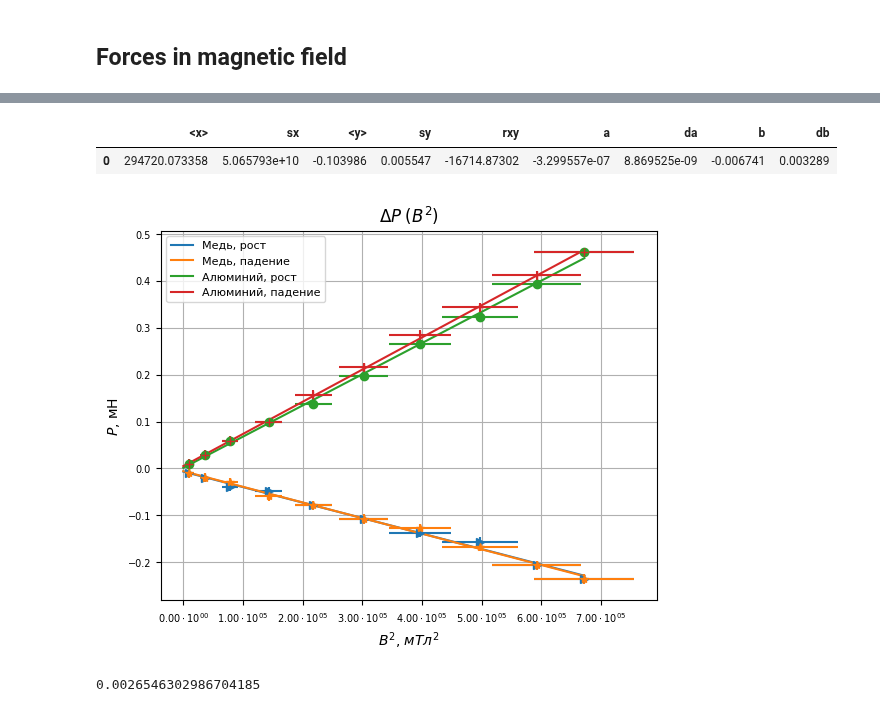
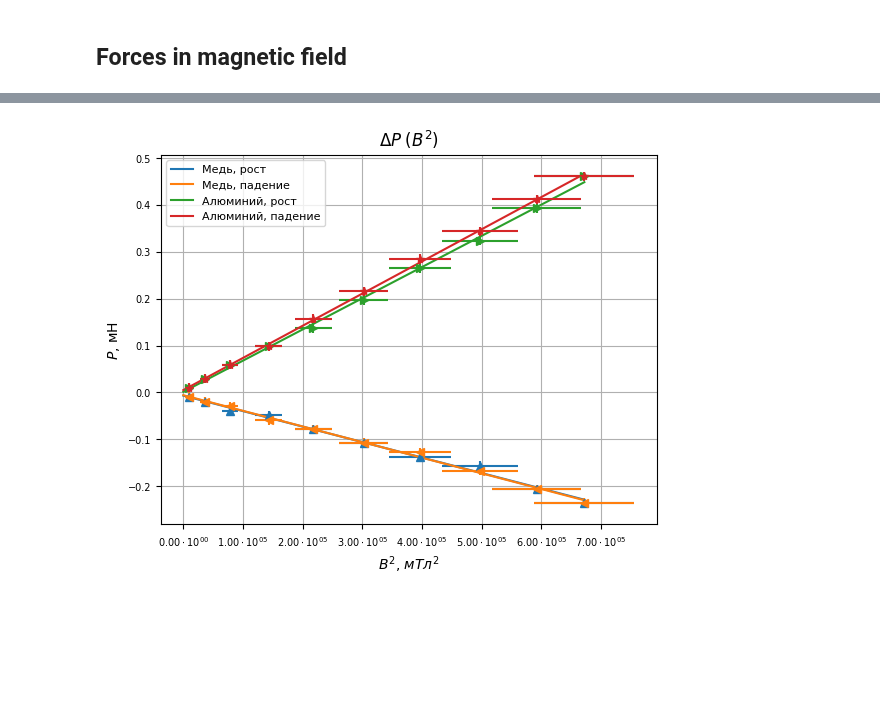
Before and after one commit to futherus/mipt_lab, a Jupyter notebook: 3.4.1/Simankovich/341.ipynb, the cells around one changed output, grey strips where cells are left out. Saved outputs shown, nothing was run; the diff lists cells and outputs as text; code cells hidden in the pictures; blank space fills up the shorter version.

```diff
--- a/3.4.1/Simankovich/341.ipynb
+++ b/3.4.1/Simankovich/341.ipynb
@@ -19,25 +19,26 @@ sys.path.insert(0, library_dir)
 import miptlib as mipt
 # %%
 class consts:
-    g = 9.81                # m/s^2
+    g = 9.81                 # m/s^2
     pi = 3.14159
-    mu_0 = 4 * consts.pi * 10 ** -7 # N / A^2
+    mu_0 = 4 * pi * 10 ** -7 # N / A^2
 
 class setup:
     dummy = 0
-    wb_SN = 0.0072          # m^2
-    wb_div = 0.1            # mWb
 
-    al_S = consts.pi * 9.9 ** 2             # mm^2
-    cu_S = consts.pi * 9.9 ** 2             # mm^2
-    gr_brk_S = consts.pi * 9.9 ** 2         # mm^2
-    gr_sol_S = consts.pi * 8.0 ** 2         # mm^2
-    wr_S = consts.pi * 3.2 ** 2             # mm^2
+    wb_SN = 0.0072     # m^2
+    wb_div = 0.1       # mWb
+
+    al_d = 9.9         # mm
+    cu_d = 9.9         # mm
+    gr_brk_d = 9.9     # mm
+    gr_sol_d = 8.0     # mm
+    wr_d = 3.2         # mm
 
     em_supply = lambda x: 0.005 * x + 0.02  # A
     tl_err = lambda x: 0.05 * x + 10        # mTl
     wb_err = lambda x: 0.015 * x + 0.05     # mWb
-    S_err = lambda x: 2 * 0.05 * x          # mm^2
+    d_err = lambda: 0.05                    # mm
     P_err = lambda: 1.0 * consts.g / 1000   # mN
 # %% [markdown]
 ## Electromagnet calibration
@@ -144,4 +158,16 @@ Wolfram (doubled)
 # %%
+fmt = {
+    '<x>':    ['$\overline{x}$', '{:.2e}'],
+    'sx':     ['$\sigma_x^2$',   '{:.2e}'],
+    '<y>':    ['$\overline{y}$', '{:.2e}'],
+    'sy':     ['$\sigma_y^2$',   '{:.2e}'],
+    'rxy':    ['$r_{xy}$',       '{:.2e}'],
+    'a':      ['$a$',            '{:.2e}'],
+    'da':     ['$\Delta a$',     '{:.2e}'],
+    'b':      ['$b$',            '{:.2e}'],
+    'db':     ['$\Delta b$',     '{:.2e}'],
+}
+
 def plot_it(d, label, func = mipt.interp_linear):
     name = d.columns[0][0]
     x, y, equ = mipt.plot(
@@ -169,37 +195,32 @@ def plot_it(d, label, func = mipt.interp_linear):
     x_clean.combine(x, (lambda x1, x2: x1 if x1 < x2 else x2))
     y_clean.combine(y, (lambda x1, x2: x1 if x1 < x2 else x2))
 
-    return mipt.mnk(x_clean, y_clean)
+    return mipt.mnk(x_clean, y_clean, fmt = fmt)
 # %%
 fig = plt.figure()
 ax = fig.add_subplot()
 
 mnk_cu = plot_it(cu_data, "Медь")
 mnk_al = plot_it(al_data, "Алюминий")
 
 def xfmt(x, y):
     return '${:.2e} }}$'.format(x).replace('e+', '\cdot 10^{')
 
 ax.xaxis.set_major_formatter(ticker.FuncFormatter(xfmt))
 plt.rc('xtick', labelsize=6)
 plt.rc('ytick', labelsize=6)
 
 plt.title("$\Delta P \; (B^2)$")
 plt.xlabel("$B^2$, $мТл^2$")
 plt.ylabel("$P$, мН")
 plt.grid(True)
 plt.legend(fontsize = 8)
 
 plt.savefig("gen/cu_al.pdf")
-mnk_cu.get_data()
+mnk_cu.to_latex("gen/cu_mnk.tex")
+mnk_al.to_latex("gen/al_mnk.tex")
 # %% [output]
-|  | <x> | sx | <y> | sy | rxy | a | da | b | db |
-| 0 | 294720.073358 | 5.065793e+10 | -0.103986 | 0.005547 | -16714.87302 | -3.299557e-07 | 8.869525e-09 | -0.006741 | 0.003289 |
-[figure, old version]
+[figure, new version]
-# %%
-2 * 4 * 3.159 * 10 ** -7 * 0.33 / 3.14159 / 0.01**2
-# %% [output]
-0.0026546302986704185
 # %%
 fig = plt.figure()
 ax = fig.add_subplot()
```
Also changed, not shown: parts of 21 cells of this notebook, 6 other files.
